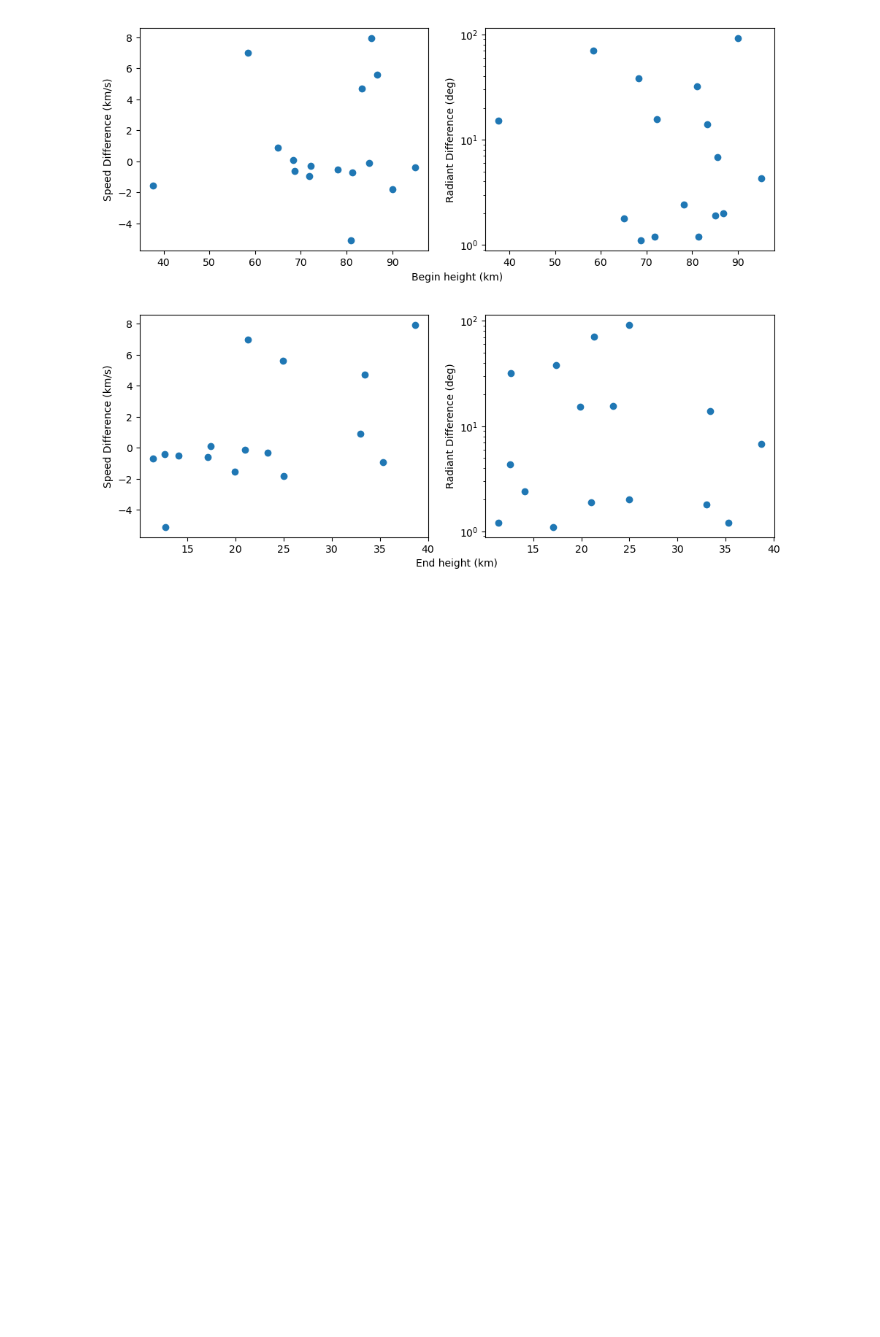
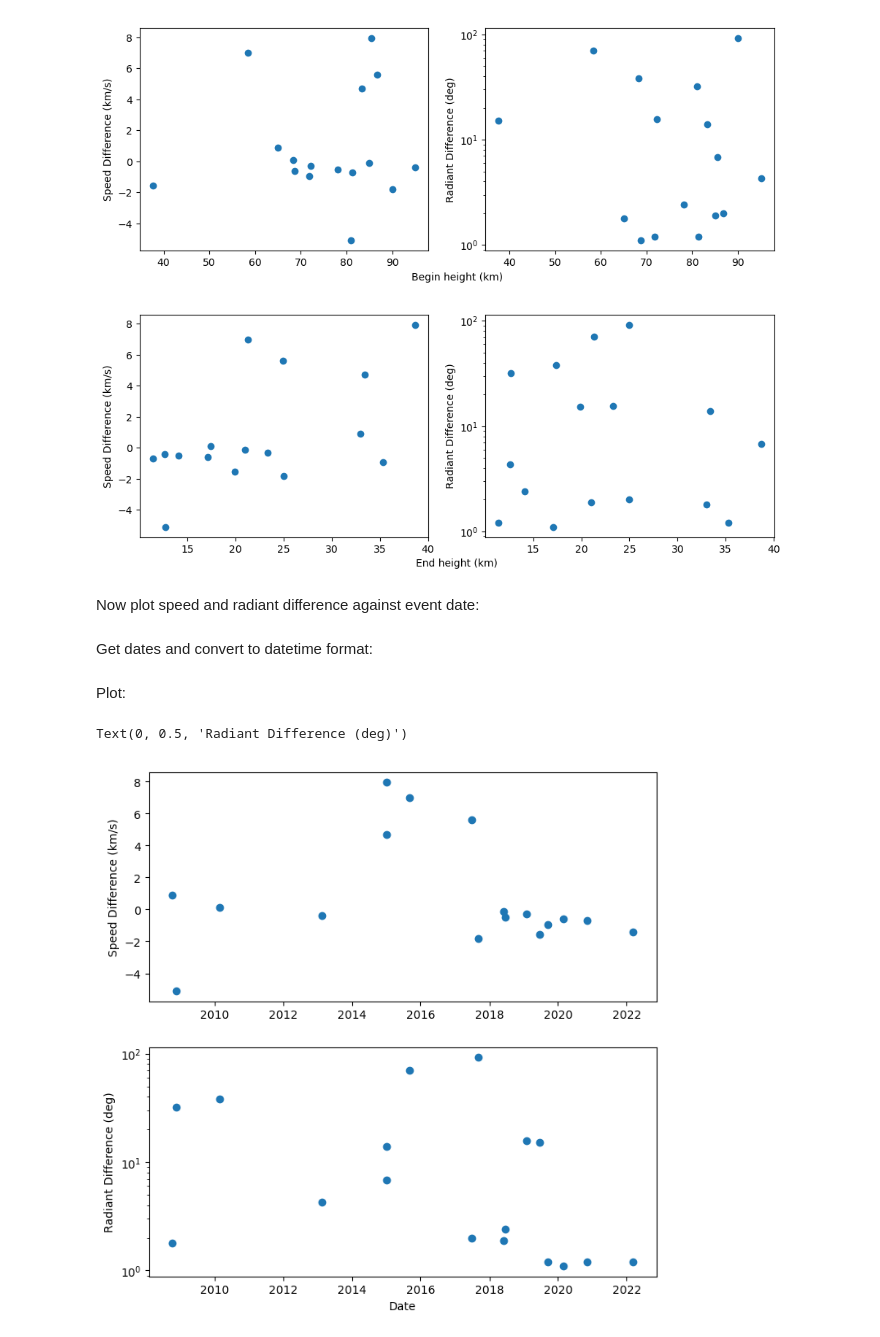
Before and after one commit to ia-chow/Thesis, a Jupyter notebook: speed_radiant_difference/speed_radiant_difference.ipynb, the cells around one changed output. Saved outputs shown, nothing was run; the diff lists cells and outputs as text; code cells hidden in the pictures; blank space fills up the shorter version.

Commit message:
added the dates to the usg-ground-based-comparison files and created plots for speed/radiant diff against date... promising!

```diff
--- a/speed_radiant_difference/speed_radiant_difference.ipynb
+++ b/speed_radiant_difference/speed_radiant_difference.ipynb
@@ -411,3 +411,36 @@ ax4.set_ylabel('Radiant Difference (deg)')
 plt.tight_layout()
 # %% [output]
 [figure]
+# %% [markdown]
+Now plot speed and radiant difference against event date:
+# %% [markdown]
+Get dates and convert to datetime format:
+# %%
+dates = pd.to_datetime(usg_ground_based_comparison['Date'])  # convert data to datetime
+# %% [markdown]
+Plot:
+# %%
+fig = plt.figure(figsize = (8, 8))
+# make subplots
+ax = fig.add_subplot(111)    # The big subplot
+ax1 = fig.add_subplot(211)
+ax2 = fig.add_subplot(212)
+# Turn off axis lines and ticks of the big subplot
+ax.spines['top'].set_color('none')
+ax.spines['bottom'].set_color('none')
+ax.spines['left'].set_color('none')
+ax.spines['right'].set_color('none')
+ax.tick_params(labelcolor='w', top=False, bottom=False, left=False, right=False)
+# speed diff
+ax1.scatter(dates, dv)
+# radiant diff
+ax2.scatter(dates, radiant_diff)
+ax2.set_yscale('log')  # set yscale for radiant diff to log as in b&b
+# label
+ax.set_xlabel('Date')
+ax1.set_ylabel('Speed Difference (km/s)')
+ax2.set_ylabel('Radiant Difference (deg)')
+# plt.tight_layout()
+# %% [output]
+Text(0, 0.5, 'Radiant Difference (deg)')
+[figure, added]
```
Also changed, not shown: 3 other files.
